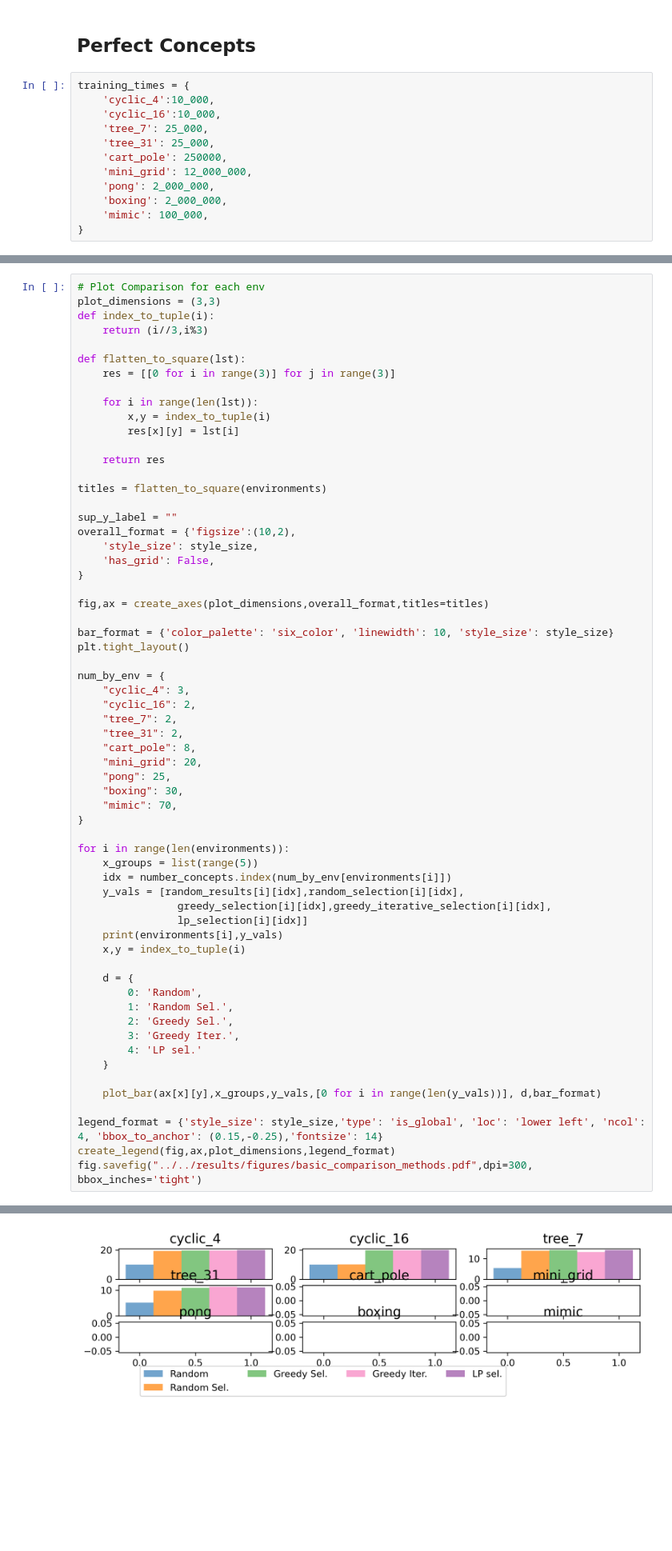
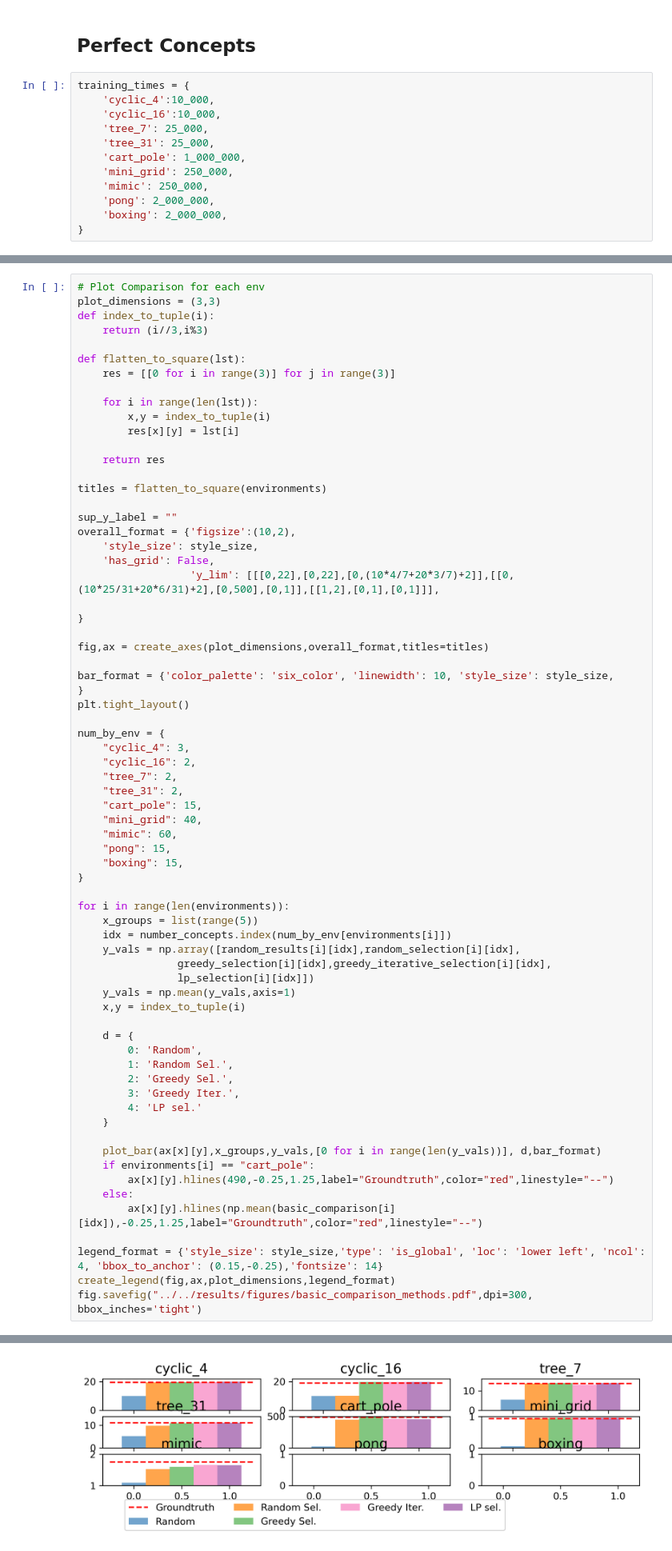
Before and after one commit to naveenr414/concept_decisions, a Jupyter notebook: scripts/notebooks/Plotting.ipynb, the cells around one changed output, grey strips where cells are left out. Shown at 80% size. Drawn from its saved outputs; the diff is of its cells as text; blank space fills up the shorter version.

```diff
--- a/scripts/notebooks/Plotting.ipynb
+++ b/scripts/notebooks/Plotting.ipynb
@@ -22,10 +25,10 @@ training_times = {
     'cyclic_16':10_000,
     'tree_7': 25_000,
     'tree_31': 25_000,
-    'cart_pole': 250000,
-    'mini_grid': 12_000_000,
+    'cart_pole': 1_000_000,
+    'mini_grid': 250_000,
+    'mimic': 250_000,
     'pong': 2_000_000,
     'boxing': 2_000_000,
-    'mimic': 100_000,
 }
 # %%
@@ -100,11 +96,14 @@ sup_y_label = ""
 overall_format = {'figsize':(10,2),
     'style_size': style_size,
     'has_grid': False,
+                  'y_lim': [[[0,22],[0,22],[0,(10*4/7+20*3/7)+2]],[[0,(10*25/31+20*6/31)+2],[0,500],[0,1]],[[1,2],[0,1],[0,1]]],
+
 }
 
 fig,ax = create_axes(plot_dimensions,overall_format,titles=titles)
 
-bar_format = {'color_palette': 'six_color', 'linewidth': 10, 'style_size': style_size}
+bar_format = {'color_palette': 'six_color', 'linewidth': 10, 'style_size': style_size,
+}
 plt.tight_layout()
 
 num_by_env = {
@@ -112,20 +111,20 @@ num_by_env = {
     "cyclic_16": 2,
     "tree_7": 2,
     "tree_31": 2,
-    "cart_pole": 8,
-    "mini_grid": 20,
-    "pong": 25,
-    "boxing": 30,
-    "mimic": 70,
+    "cart_pole": 15,
+    "mini_grid": 40,
+    "mimic": 60,
+    "pong": 15,
+    "boxing": 15,
 }
 
 for i in range(len(environments)):
     x_groups = list(range(5))
     idx = number_concepts.index(num_by_env[environments[i]])
-    y_vals = [random_results[i][idx],random_selection[i][idx],
+    y_vals = np.array([random_results[i][idx],random_selection[i][idx],
                 greedy_selection[i][idx],greedy_iterative_selection[i][idx],
-                lp_selection[i][idx]]
-    print(environments[i],y_vals)
+                lp_selection[i][idx]])
+    y_vals = np.mean(y_vals,axis=1)
     x,y = index_to_tuple(i)
 
     d = {
@@ -137,6 +136,10 @@ for i in range(len(environments)):
     }
 
     plot_bar(ax[x][y],x_groups,y_vals,[0 for i in range(len(y_vals))], d,bar_format)
+    if environments[i] == "cart_pole":
+        ax[x][y].hlines(490,-0.25,1.25,label="Groundtruth",color="red",linestyle="--")
+    else:
+        ax[x][y].hlines(np.mean(basic_comparison[i][idx]),-0.25,1.25,label="Groundtruth",color="red",linestyle="--")
 
 legend_format = {'style_size': style_size,'type': 'is_global', 'loc': 'lower left', 'ncol': 4, 'bbox_to_anchor': (0.15,-0.25),'fontsize': 14}
 create_legend(fig,ax,plot_dimensions,legend_format)
@@ -162,5 +156,5 @@ mimic [0, 0, 0, 0, 0]
 5 six_color 1
-[figure, old version]
+[figure, new version]
 # %%
 # Plot #concpet perf.
 # Plot Comparison for each env
```
Also changed, not shown: parts of 23 cells of this notebook, 14 other files.
